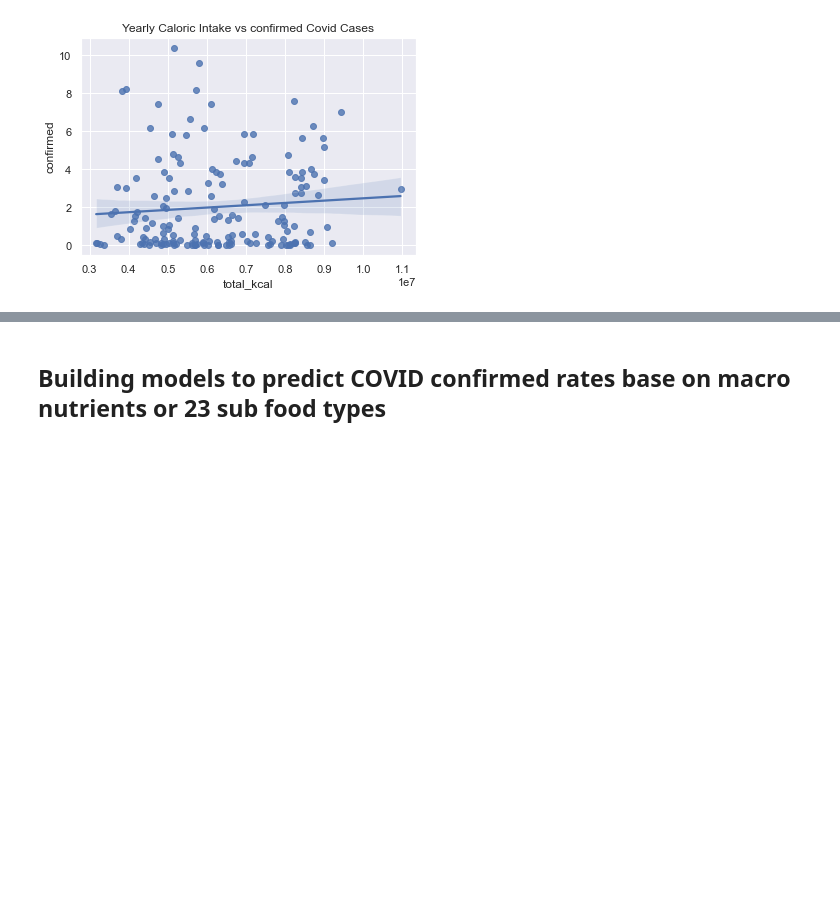
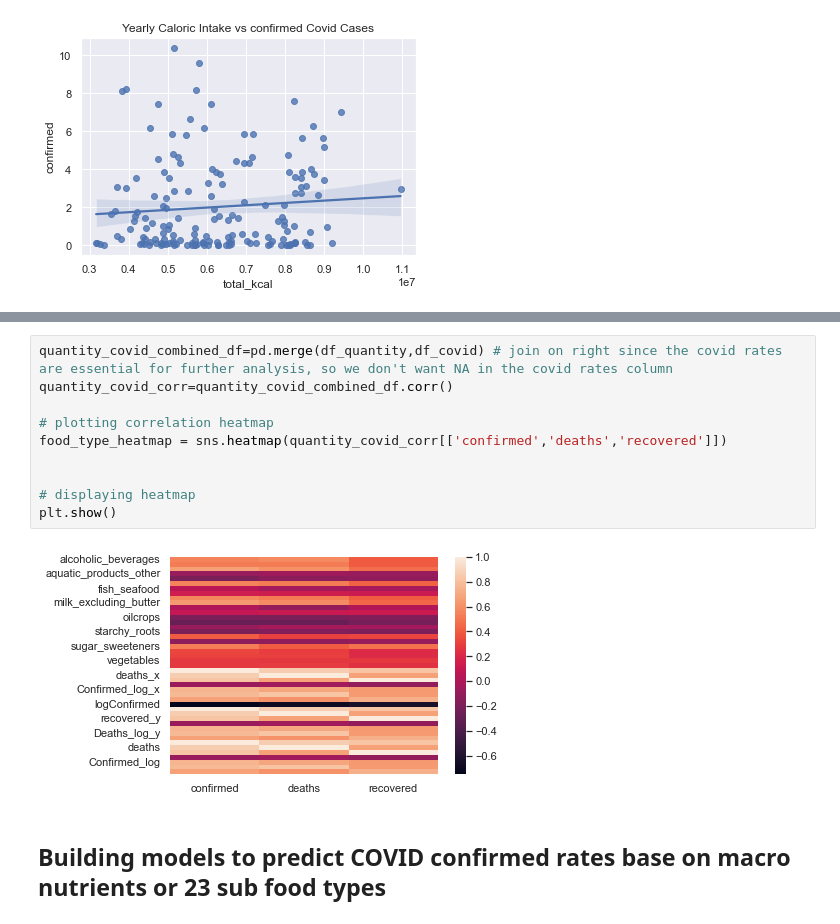
Before and after one commit to chwheo/cogs108-final-project, a Jupyter notebook: FinalProjectGroup061Sp22.ipynb, the cells around one changed output, grey strips where cells are left out. Cells and saved outputs as stored; diff of their text form; blank space fills up the shorter version.

Commit message:
Heatmap added (not complete), KNN issues :(

```diff
--- a/FinalProjectGroup061Sp22.ipynb
+++ b/FinalProjectGroup061Sp22.ipynb
@@ -952,3 +958,15 @@ strong multicollinearity or other numerical problems.
+# %%
+quantity_covid_combined_df=pd.merge(df_quantity,df_covid) # join on right since the covid rates are essential for further analysis, so we don't want NA in the covid rates column
+quantity_covid_corr=quantity_covid_combined_df.corr()
+
+# plotting correlation heatmap
+food_type_heatmap = sns.heatmap(quantity_covid_corr[['confirmed','deaths','recovered']])
+
+
+# displaying heatmap
+plt.show()
+# %% [output]
+[figure, added]
 # %% [markdown]
 ## Building models to predict COVID confirmed rates base on macro nutrients or 23 sub food types
 # %%
```
Also changed, not shown: parts of 16 cells of this notebook.
